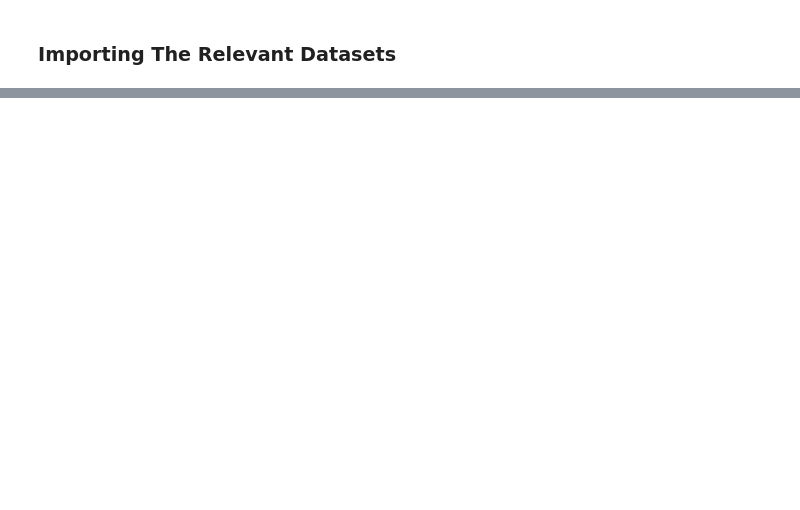
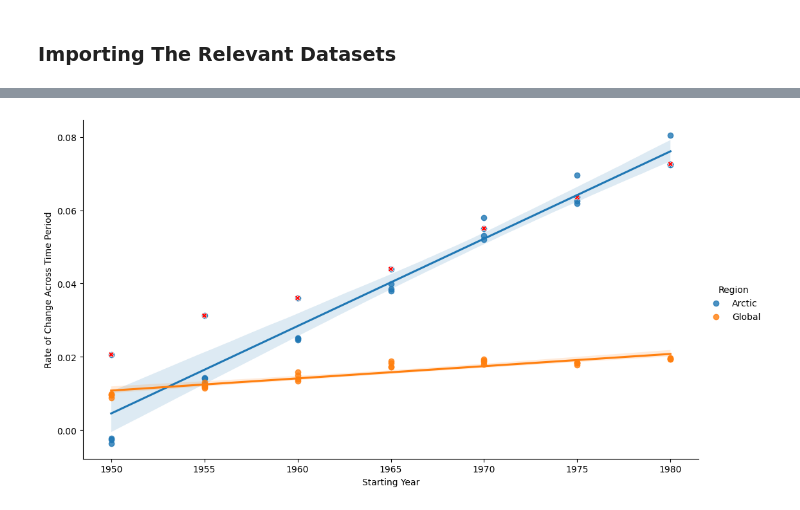
Before and after one commit to AidanJanney/Arctic-Melting, a Jupyter notebook: notebook.ipynb, the cells around one changed output, grey strips where cells are left out. Saved outputs shown, nothing was run; the diff lists cells and outputs as text; code cells hidden in the pictures; blank space fills up the shorter version.

Commit message:
First Good Graph!

```diff
--- a/notebook.ipynb
+++ b/notebook.ipynb
@@ -4,10 +5,10 @@ from imports import *
 ### Importing The Relevant Datasets ###
 # %%
 ## Figure 1
-# Temp time series for Arctic and Globally
-arctic_temps_obs = pd.read_csv('Datasets/arctic_temps_obs.csv')
+# temps time series for global and Globally
+arctic_temp_obs = pd.read_csv('Datasets/arctic_temps_obs.csv')
 global_temp_obs = pd.read_csv('Datasets/global_temps_obs.csv')
-# Gridded temp trends (w/ and w/o the masking mentioned in Fig1 caption)
+# Gridded temps trends (w/ and w/o the masking mentioned in Fig1 caption)
 OBSAVE_trend = xr.open_dataset('Datasets/OBSAVE_trend.nc')
 OBSAVE_trend.attrs['time_span'] = '1979-2021' # specify time frame
 
@@ -53,0 +160,34 @@ print()
+# %%
+## Plot in ~40 year windowns
+window = np.arange(1950, 1991)
+data1 = []
+
+
+for i in range(0,31,5):
+    temp = window + i
+    for varname, da in arctic_temp_obs_nc.data_vars.items():
+        ran = da.sel(Year = temp)
+        poly = np.polyfit(temp, ran, 1)
+        data1.append(['Arctic',varname,temp[0],f'{temp[0]} to {temp[-1]}', poly[0]])
+
+df = pd.DataFrame(data = data1, columns = ['Region','Source','Starting Year','Time Period', 'Rate of Change Across Time Period'])
+
+
+window = np.arange(1950, 1991)
+data1 = []
+for i in range(0,31,5):
+    temp = window + i
+    for varname, da in global_temp_obs_nc.data_vars.items():
+        ran = da.sel(Year = temp)
+        poly = np.polyfit(temp, ran, 1)
+        data1.append(['Global',varname,temp[0],f'{temp[0]} to {temp[-1]}', poly[0]])
+
+df1 = pd.DataFrame(data = data1, columns = ['Region','Source','Starting Year','Time Period', 'Rate of Change Across Time Period'])
+df2 = df.append(df1)
+
+#fig, ax = sns.plt.subplots()
+
+ax = sns.lmplot(data = df2, x = 'Starting Year', y = 'Rate of Change Across Time Period', hue = 'Region', height=6, aspect=1.75)
+ax = sns.scatterplot(data = df2[(df2["Source"]=='ERA5') & (df2["Region"] == "Arctic")], x = 'Starting Year', y = 'Rate of Change Across Time Period', legend = False, hue = 'Region', palette = ['Red'], style = "Region", markers = {"Arctic":'X'})
+# %% [output]
+[figure, added]
```
Also changed, not shown: parts of 4 cells of this notebook, 9 other files.
